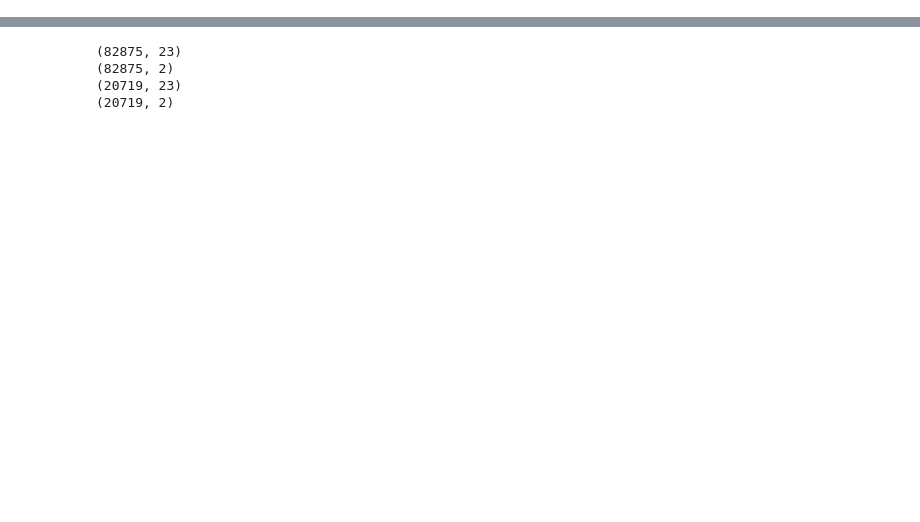
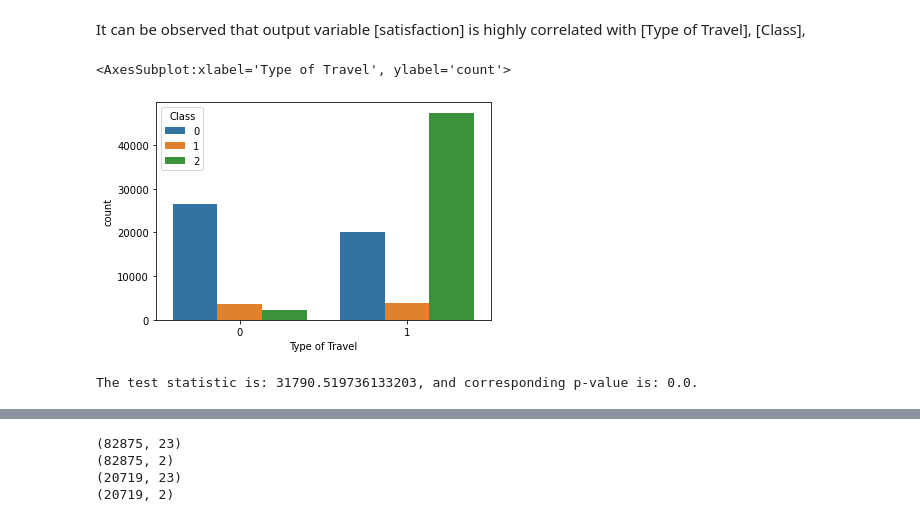
Before and after one commit to cgx242/Airline-Passenger-Satisfaction-Analysis, a Jupyter notebook: doc/Project.ipynb, the cells around one changed output, grey strips where cells are left out. Saved outputs shown, nothing was run; the diff lists cells and outputs as text; code cells hidden in the pictures; blank space fills up the shorter version.

```diff
--- a/doc/Project.ipynb
+++ b/doc/Project.ipynb
@@ -117,0 +140,12 @@ test_data['Class'] = le4.transform(test_data['Class'])
+# %% [markdown]
+It can be observed that output variable [satisfaction] is highly correlated with [Type of Travel], [Class],
+# %%
+sns.countplot(x = train_data1['Type of Travel'],hue = train_data1['Class'])
+# %% [output]
+<AxesSubplot:xlabel='Type of Travel', ylabel='count'>
+[figure, added]
+# %%
+stat, p, df, expected = chi2_contingency(pd.crosstab(train_data1['Type of Travel'], train_data1['Class']))
+print("The test statistic is: {}, and corresponding p-value is: {}.".format(stat,p))
+# %% [output]
+The test statistic is: 31790.519736133203, and corresponding p-value is: 0.0.
```
Also changed, not shown: parts of 28 cells of this notebook, 1 other file.
